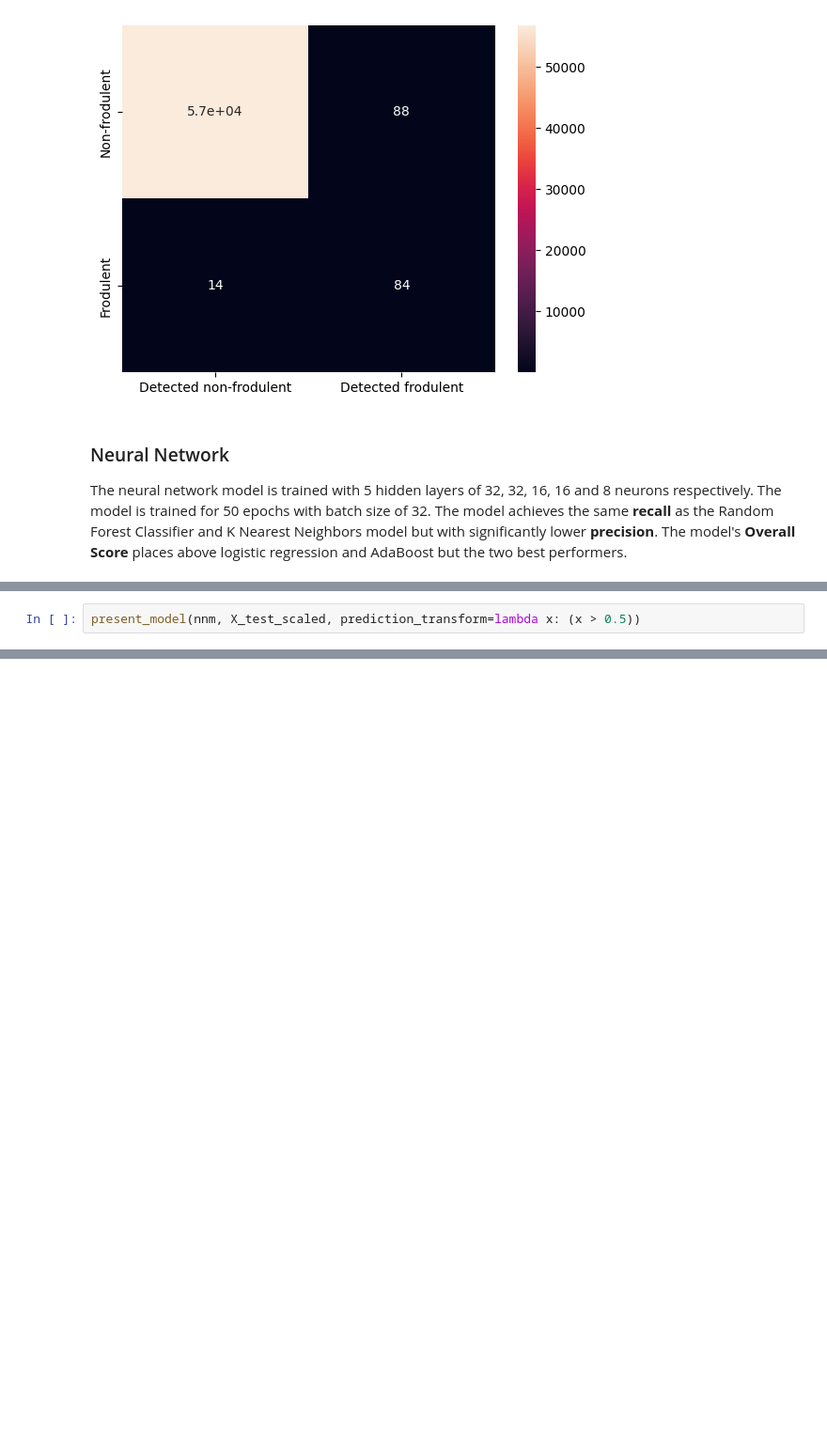
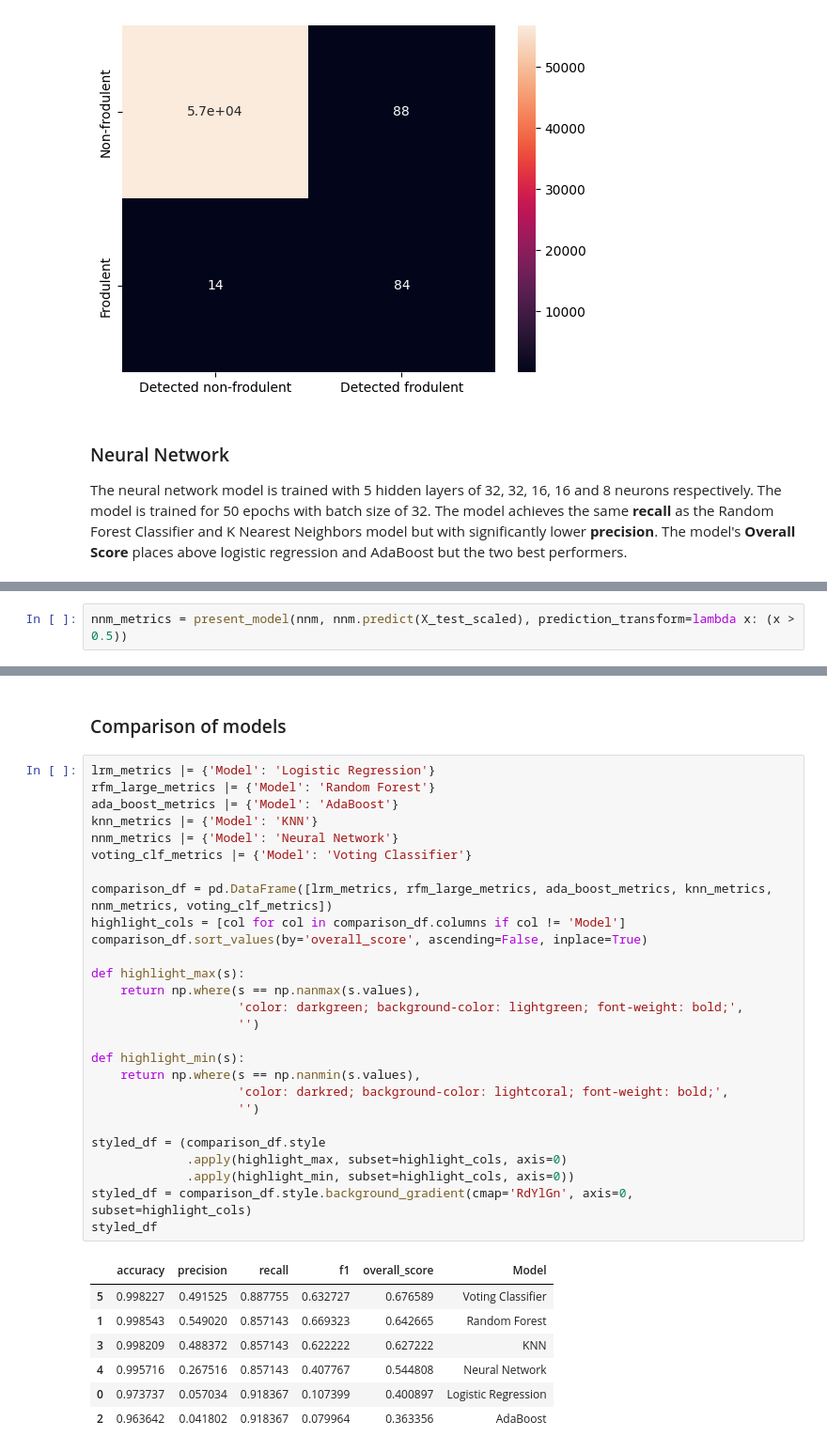
Before and after one commit to k-kalita/credit-card-fraud-detection, a Jupyter notebook: credit_card_fraud_detection.ipynb, the cells around one changed output, grey strips where cells are left out. Shown at 94% size. Saved outputs shown, nothing was run; the diff lists cells and outputs as text; blank space fills up the shorter version.

```diff
--- a/credit_card_fraud_detection.ipynb
+++ b/credit_card_fraud_detection.ipynb
@@ -538,3 +556,3 @@ Epoch 50/50
 # %%
-present_model(nnm, X_test_scaled, prediction_transform=lambda x: (x > 0.5))
+nnm_metrics = present_model(nnm, nnm.predict(X_test_scaled), prediction_transform=lambda x: (x > 0.5))
 # %% [output]
@@ -581,0 +610,37 @@ Overall score: 0.654352
+# %% [markdown]
+### Comparison of models
+# %%
+lrm_metrics |= {'Model': 'Logistic Regression'}
+rfm_large_metrics |= {'Model': 'Random Forest'}
+ada_boost_metrics |= {'Model': 'AdaBoost'}
+knn_metrics |= {'Model': 'KNN'}
+nnm_metrics |= {'Model': 'Neural Network'}
+voting_clf_metrics |= {'Model': 'Voting Classifier'}
+
+comparison_df = pd.DataFrame([lrm_metrics, rfm_large_metrics, ada_boost_metrics, knn_metrics, nnm_metrics, voting_clf_metrics])
+highlight_cols = [col for col in comparison_df.columns if col != 'Model']
+comparison_df.sort_values(by='overall_score', ascending=False, inplace=True)
+
+def highlight_max(s):
+    return np.where(s == np.nanmax(s.values),
+                    'color: darkgreen; background-color: lightgreen; font-weight: bold;',
+                    '')
+
+def highlight_min(s):
+    return np.where(s == np.nanmin(s.values),
+                    'color: darkred; background-color: lightcoral; font-weight: bold;',
+                    '')
+
+styled_df = (comparison_df.style
+             .apply(highlight_max, subset=highlight_cols, axis=0)
+             .apply(highlight_min, subset=highlight_cols, axis=0))
+styled_df = comparison_df.style.background_gradient(cmap='RdYlGn', axis=0, subset=highlight_cols)
+styled_df
+# %% [output]
+|  | accuracy | precision | recall | f1 | overall_score | Model |
+| 5 | 0.998227 | 0.491525 | 0.887755 | 0.632727 | 0.676589 | Voting Classifier |
+| 1 | 0.998543 | 0.549020 | 0.857143 | 0.669323 | 0.642665 | Random Forest |
+| 3 | 0.998209 | 0.488372 | 0.857143 | 0.622222 | 0.627222 | KNN |
+| 4 | 0.995716 | 0.267516 | 0.857143 | 0.407767 | 0.544808 | Neural Network |
+| 0 | 0.973737 | 0.057034 | 0.918367 | 0.107399 | 0.400897 | Logistic Regression |
+| 2 | 0.963642 | 0.041802 | 0.918367 | 0.079964 | 0.363356 | AdaBoost |
```
Also changed, not shown: parts of 27 cells of this notebook, 1 other file.
